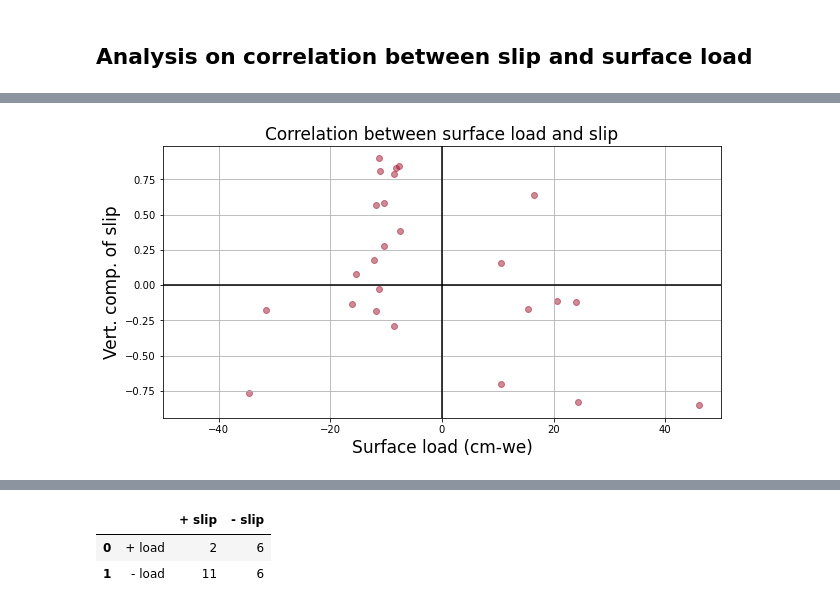
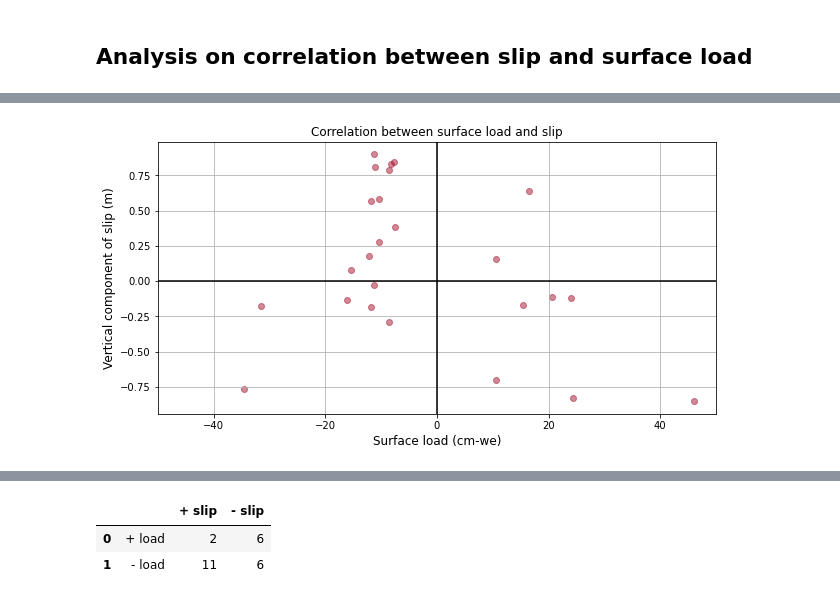
Before and after one commit to amandasyamsul/SLIQ, a Jupyter notebook: focal-mechanisms.ipynb, the cells around one changed output, grey strips where cells are left out. Drawn from its saved outputs; the diff is of its cells as text; code cells hidden in the pictures.

```diff
--- a/focal-mechanisms.ipynb
+++ b/focal-mechanisms.ipynb
@@ -42,5 +30,5 @@ sliq
 # %%
-times=sliq.time
+times=catalog.time
 times.to_frame()
 times[1]
 # %% [output]
@@ -61,6 +40,8 @@ rakes1 = []
 rakes2 = []
 dips1 = []
 dips2 = []
+
+sliq_times = []
 
 for i in range(49):
     utc_t=datetime.strptime(times[i],'%Y-%m-%d %H:%M:%S.%f')
@@ -126,7 +107,7 @@ for i in range(49):
     rakes2.append(rake2)
     dips2.append(dip2)
 # %%
-sliq['us_Mww_np1_rake'] = rakes1
-sliq['us_Mww_np2_rake'] = rakes2
-sliq['us_Mww_np1_dip'] = dips1
-sliq['us_Mww_np2_dip'] = dips2
+catalog['us_Mww_np1_rake'] = rakes1
+catalog['us_Mww_np2_rake'] = rakes2
+catalog['us_Mww_np1_dip'] = dips1
+catalog['us_Mww_np2_dip'] = dips2
@@ -258,16 +218,3 @@ expected frequencies:
  [10.2  6.8]]
 # %% [markdown]
 ## Analysis on correlation between slip and surface load
-# %%
-theta=sliq.us_Mww_np1_rake
-delta=sliq.us_Mww_np1_dip
-slip=np.sin(theta)*np.sin(delta)
-R=1+(sliq.dmass/np.max(np.abs(sliq.dmass)))
-
-fig, ax = plt.subplots(figsize=[5,5])
-circle1=plt.Circle((0,0),1,color='y',alpha=0.5)
-ax.add_patch(circle1)
-ax.scatter(R*np.cos(slip), R*np.sin(slip))
-ax.set_xlim(-2,2)
-ax.set_ylim(-2,2)
-ax.grid()
@@ -276,14 +221,14 @@ ax.grid()
 # %%
 fig,ax = plt.subplots(figsize=(10,5))
 
-plot = ax.scatter(sliq.dmass, slip, alpha=0.5, c='#A2142F')
+plot = ax.scatter(catalog.dmass, slip, alpha=0.5, c='#A2142F')
 ax.axhline(y=0,c='k')
 ax.axvline(x=0,c='k')
 ax.set_xlim([-50,50])
-ax.set_xlabel('Surface load (cm-we)', fontsize = 17)
-ax.set_ylabel("Vert. comp. of slip", fontsize = 17)
-ax.set_title("Correlation between surface load and slip", fontsize = 17)
+ax.set_xlabel('Surface load (cm-we)', fontsize = 12)
+ax.set_ylabel("Vertical component of slip (m)", fontsize = 12)
+ax.set_title("Correlation between surface load and slip", fontsize = 12)
 ax.grid()
 # %% [output]
-[figure, old version]
+[figure, new version]
 # %%
```
Also changed, not shown: parts of 21 cells of this notebook.
